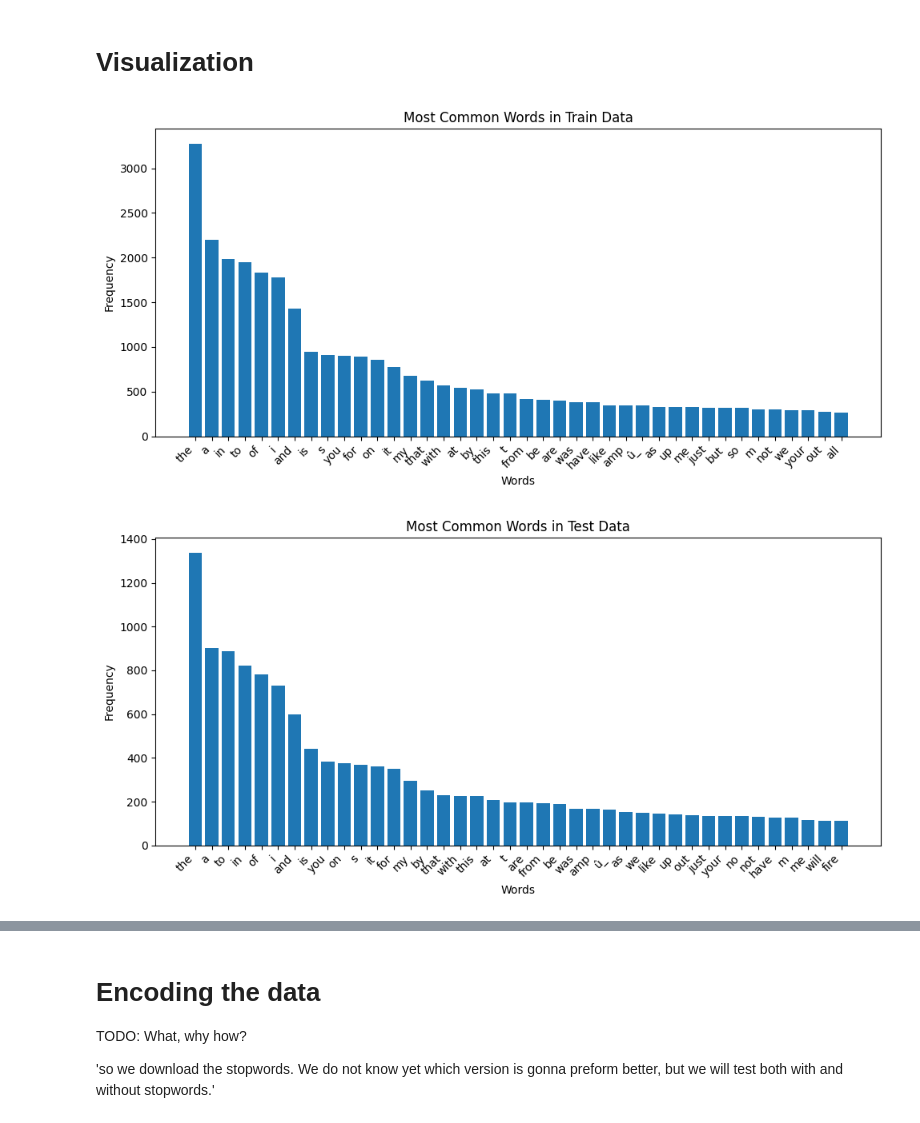
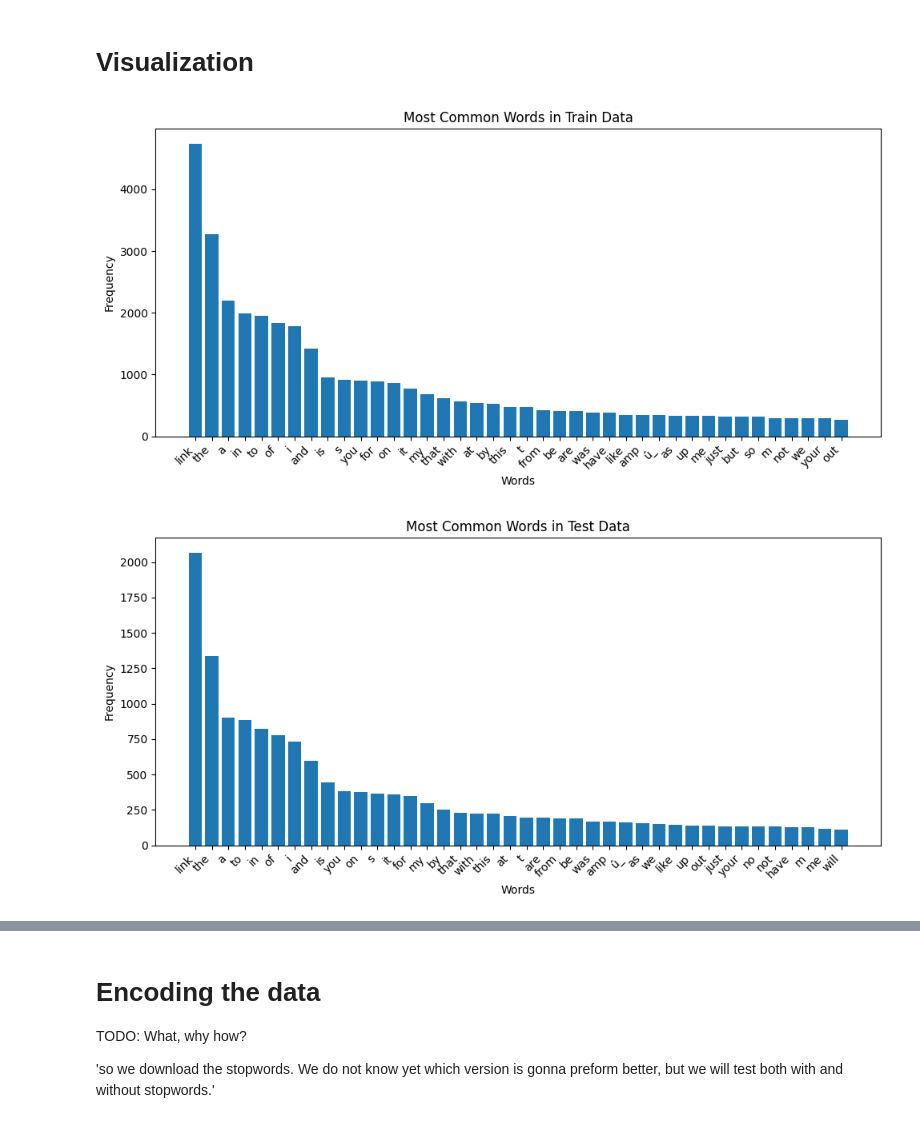
Before and after one commit to gb999/LuaLuaLua, a Jupyter notebook: LuaLuaLua.ipynb, the cells around one changed output, grey strips where cells are left out. Drawn from its saved outputs; the diff is of its cells as text; code cells hidden in the pictures.

```diff
--- a/LuaLuaLua.ipynb
+++ b/LuaLuaLua.ipynb
@@ -68,7 +68,7 @@ def plot_most_common_words(common_words, title):
   plt.tight_layout()  # Adjust layout to prevent labels from overlapping
   plt.show()
 
-def remove_links(text):
+def remove_links(text,replace=''):
   """Removes links from a text string.
 
   Args:
@@ -78,45 +78,49 @@ def remove_links(text):
     The text string with links removed.
   """
   # Remove links using regular expression
-  text = re.sub(r'http\S+', '', text)
+  text = re.sub(r'http\S+', replace, text)
   return text
 
 pd.set_option("display.max_colwidth", None)
 
+# Remove links from data
+train_df['text'] = train_df['text'].apply(lambda x: remove_links(x, replace="[link]"))  # Replace with space
+test_df['text'] = test_df['text'].apply(lambda x: remove_links(x, replace="[link]"))  # Replace with space
+
+# Count @-s
 # For train_df
 #at_count_train = train_df['text'].str.count('@').sum()
 #print(f"Number of '@' in train_df: {at_count_train}")
 
 # For test_df
 #at_count_test = test_df['text'].str.count('@').sum()
 #print(f"Number of '@' in test_df: {at_count_test}")
 
+# First 10 entries with "@"
 # Filter for entries containing "@"
 #at_entries = train_df[train_df['text'].str.contains('@')]
 
 # Print the first 10 entries
 #print(at_entries.head(10))
 
-# Remove links from data
-train_df['text'] = train_df['text'].apply(remove_links)
-test_df['text'] = test_df['text'].apply(remove_links)
+
 
 # Get most common words
 train_common_words = get_most_common_words(train_df, 'text') # Updated column name
 test_common_words = get_most_common_words(test_df, 'text') # Updated column name
 
 # Diagrams
 plot_most_common_words(train_common_words, "Most Common Words in Train Data")
 plot_most_common_words(test_common_words, "Most Common Words in Test Data")
 
 #print(train_df.iloc[7610])
 
 #print(train_df)
 #print(test_df.shape)
 #print(train_df.iloc[40])
 # %% [output]
-[figure, old version]
+[figure, new version]
-[figure, old version]
+[figure, new version]
 # %% [markdown]
 # Notes for visualization (THIS IS TEMPRARY, DO NOT MERGE WITH THIS!!!!)
 
```
Also changed, not shown: parts of 1 cell of this notebook.
